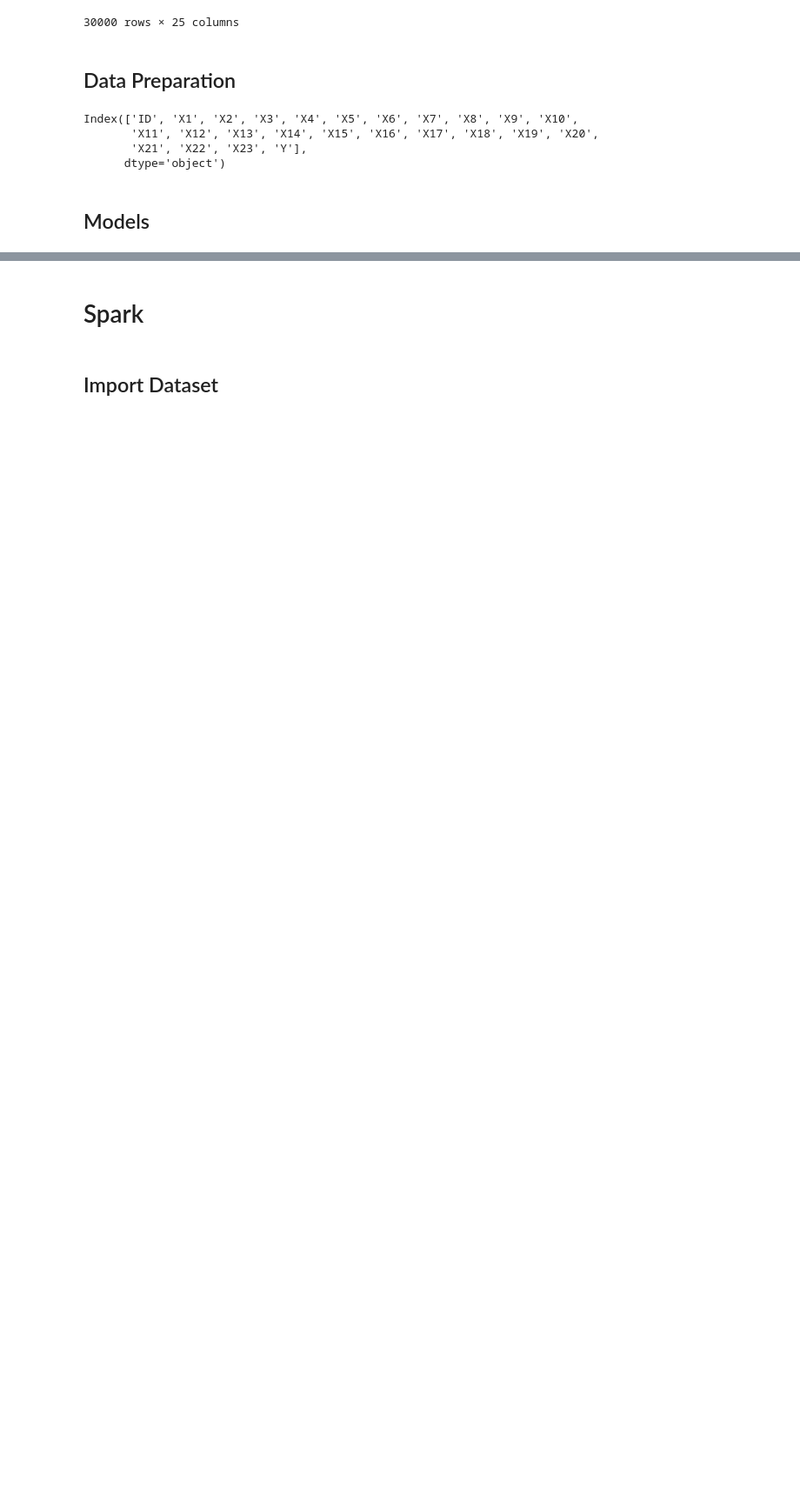
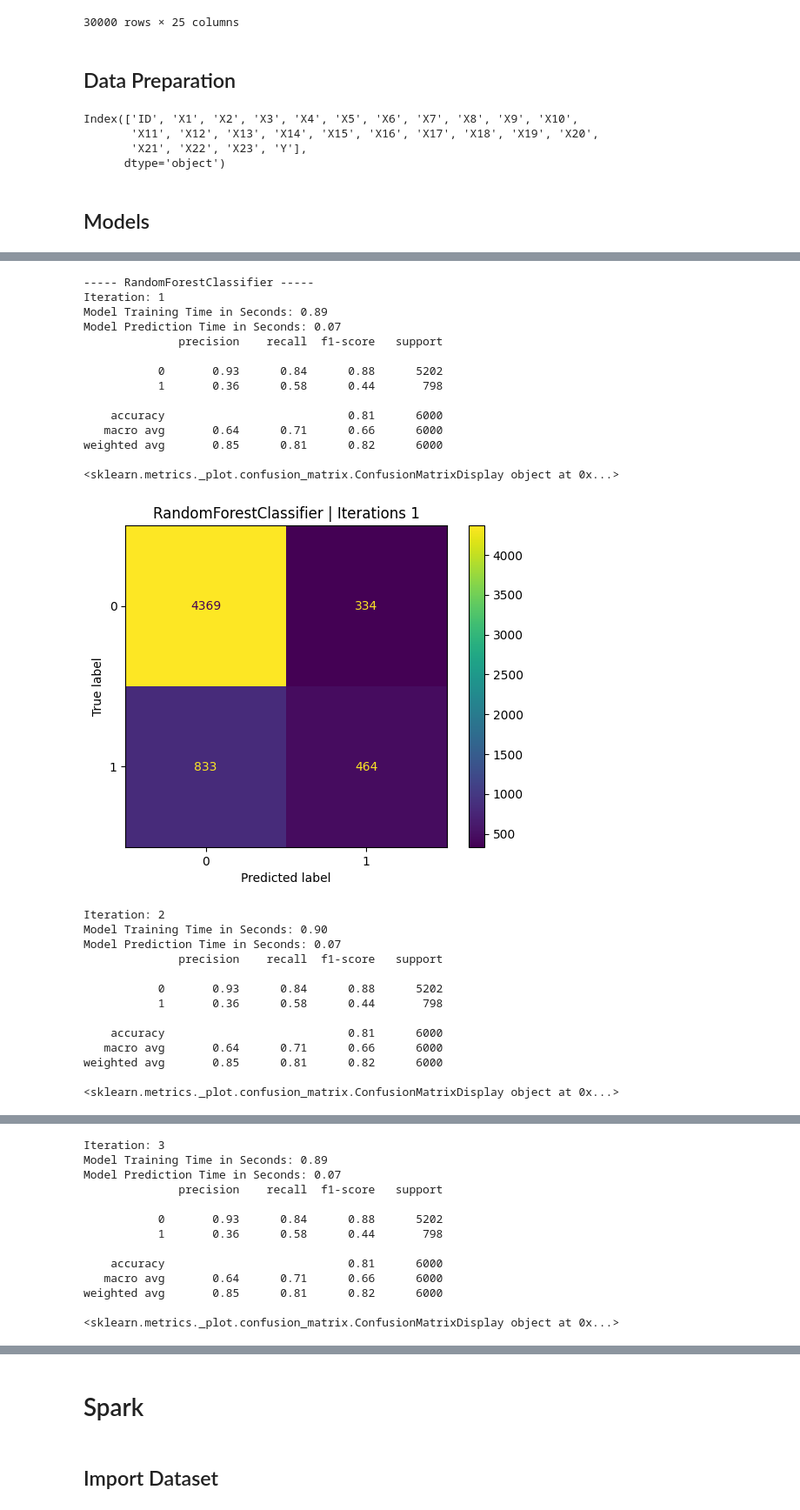
Before and after one commit to rsxss/int420-spark-model, a Jupyter notebook: spark_credit_card.ipynb, the cells around one changed output, grey strips where cells are left out. Shown at 87% size. Drawn from its saved outputs; the diff is of its cells as text; code cells hidden in the pictures; blank space fills up the shorter version.

```diff
--- a/spark_credit_card.ipynb
+++ b/spark_credit_card.ipynb
@@ -220,0 +225,66 @@ weighted avg       0.73      0.74      0.73      6000
+# %%
+# feature is not include X1 (Amount of the given credit), X5 (age), X18-X23: Amount of previous payment
+# and X18-X23 (Amount of previous payment)
+
+# X = raw_df.iloc[:, 2:12] # w/ age
+X = raw_df[['X2','X3','X4','X6','X7','X8','X9','X10','X11']]
+y = raw_df['Y']
+
+X_train, X_test, y_train, y_test = train_test_split(X, y, test_size=0.2, random_state=0)
+# %%
+# Define model
+rf = RandomForestClassifier(random_state=0)
+dt = DecisionTreeClassifier(random_state=0)
+
+models = [rf, dt]
+
+for model in models:
+    print(f'----- {type(model).__name__} -----')
+    for i in range(5):
+        print(f'Iteration: {i+1}')
+        # Train the model
+        model_training_start_time = time.perf_counter()
+        temp_model = model.fit(X_train, y_train)
+        model_training_elapsed_time =  time.perf_counter() - model_training_start_time
+        print(f'Model Training Time in Seconds: {model_training_elapsed_time:.2f}')
+
+        # Prediction
+        model_prediction_start_time = time.perf_counter()
+        y_pred = temp_model.predict(X_test)
+        model_prediction_elapsed_time = time.perf_counter() - model_prediction_start_time
+        print(f'Model Prediction Time in Seconds: {model_prediction_elapsed_time:.2f}')
+
+        print(classification_report(y_pred, y_test))
+
+        print(ConfusionMatrixDisplay.from_predictions(y_test, y_pred))
+        plt.title(f'{type(model).__name__} | Iterations {i+1}')
+        plt.show()
+# %% [output]
+----- RandomForestClassifier -----
+Iteration: 1
+Model Training Time in Seconds: 0.89
+Model Prediction Time in Seconds: 0.07
+              precision    recall  f1-score   support
+
+           0       0.93      0.84      0.88      5202
+           1       0.36      0.58      0.44       798
+
+    accuracy                           0.81      6000
+   macro avg       0.64      0.71      0.66      6000
+weighted avg       0.85      0.81      0.82      6000
+
+<sklearn.metrics._plot.confusion_matrix.ConfusionMatrixDisplay object at 0x...>
+[figure, added]
+Iteration: 2
+Model Training Time in Seconds: 0.90
+Model Prediction Time in Seconds: 0.07
+              precision    recall  f1-score   support
+
+           0       0.93      0.84      0.88      5202
+           1       0.36      0.58      0.44       798
+
+    accuracy                           0.81      6000
+   macro avg       0.64      0.71      0.66      6000
+weighted avg       0.85      0.81      0.82      6000
+
+<sklearn.metrics._plot.confusion_matrix.ConfusionMatrixDisplay object at 0x...>
@@ -220,0 +292,13 @@ weighted avg       0.73      0.74      0.73      6000
+Iteration: 3
+Model Training Time in Seconds: 0.89
+Model Prediction Time in Seconds: 0.07
+              precision    recall  f1-score   support
+
+           0       0.93      0.84      0.88      5202
+           1       0.36      0.58      0.44       798
+
+    accuracy                           0.81      6000
+   macro avg       0.64      0.71      0.66      6000
+weighted avg       0.85      0.81      0.82      6000
+
+<sklearn.metrics._plot.confusion_matrix.ConfusionMatrixDisplay object at 0x...>
```
Also changed, not shown: parts of 11 cells of this notebook.
